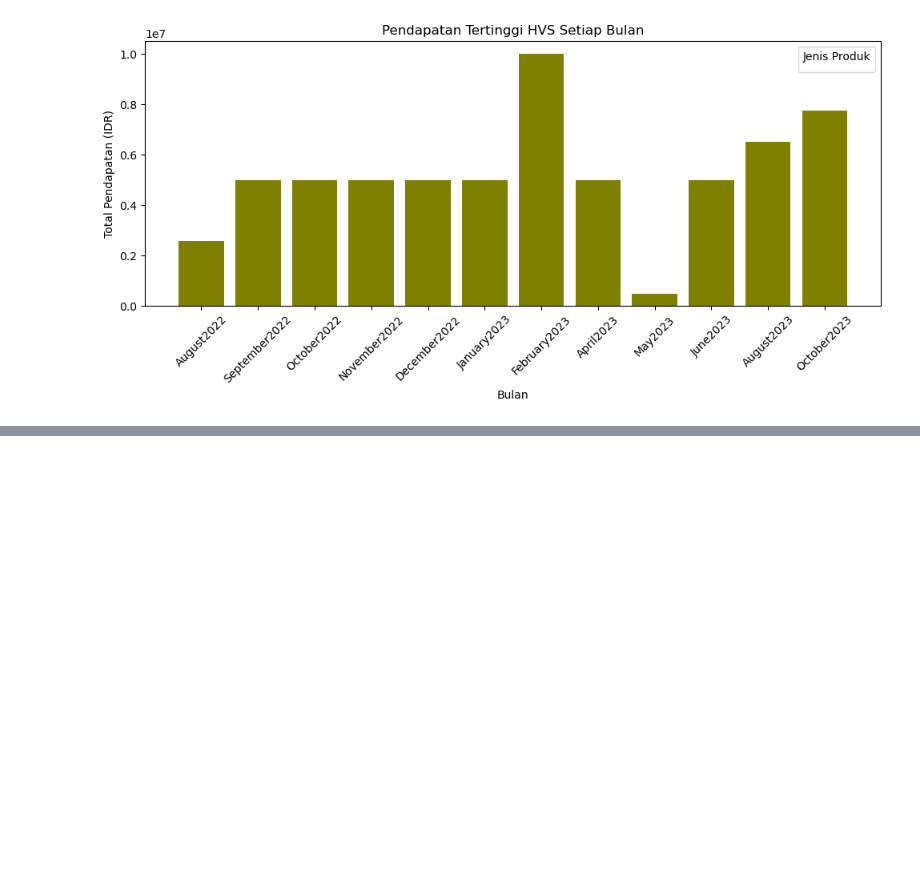
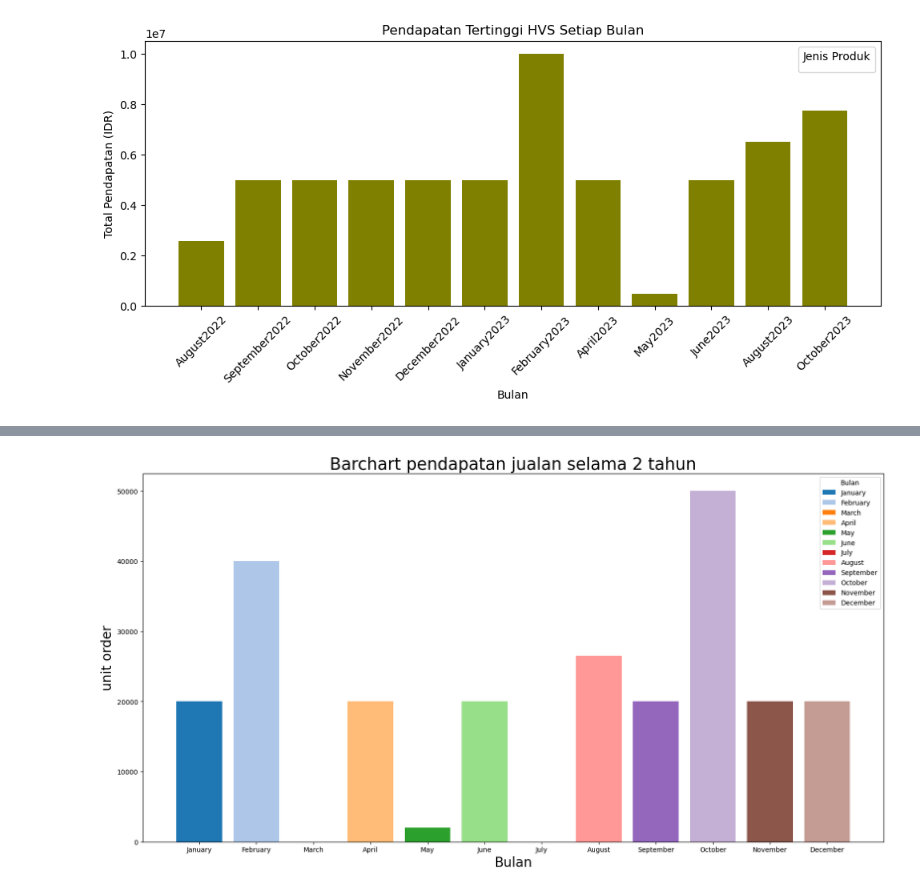
Before and after one commit to sxlsza/DeltaIndie_datacourse, a Jupyter notebook: Data Cleansing with Pandas.ipynb, the cells around one changed output, grey strips where cells are left out. Cells and saved outputs as stored; diff of their text form; code cells hidden in the pictures; blank space fills up the shorter version.

Commit message:
Tugas 2 Matplotlib

```diff
--- a/Data Cleansing with Pandas.ipynb
+++ b/Data Cleansing with Pandas.ipynb
@@ -490,3 +495,8 @@ plt.legend(title="Jenis Produk")
 plt.show()
 # %% [output]
 [figure]
+# %%
+#Review Penugasan 1 Matplotlib
+#filterisasi data yang dibutuhkan (disini HVS)
+produk_hvs = data_jualan.copy()
+produk_hvs
@@ -492,0 +517,4 @@ plt.show()
+# %%
+#filterisasi data jenis produk HVS
+produk_hvs_bulanan = produk_hvs[produk_hvs["Jenis Produk"]=="HVS"]
+produk_hvs_bulanan
@@ -492,0 +537,9 @@ plt.show()
+# %%
+#tambahkan kolom bulan
+produk_hvs_bulanan["Tanggal"] = pd.to_datetime(produk_hvs_bulanan["Tanggal"], dayfirst=True)
+produk_hvs_bulanan["Bulan"] = produk_hvs_bulanan["Tanggal"].dt.month
+produk_hvs_bulanan
+
+bulan_mapping = {1:"January", 2:"February", 3:"March", 4:"April", 5:"May", 6:"June", 7:"July", 8:"August", 9:"September", 10:"October", 11:"November", 12:"December"}
+produk_hvs_bulanan["Bulan"] = produk_hvs_bulanan["Bulan"].map(bulan_mapping)
+print(produk_hvs_bulanan)
@@ -492,0 +562,5 @@ plt.show()
+# %%
+#bikin kolom baru yang digunakan untuk menghitung total jumlah penjualan dan total pendapatan
+penghasilan_bulanan = produk_hvs_bulanan.groupby("Bulan").agg(total_order = ("Jumlah Order", "sum"),
+                      total_pendapatan = ("Total", "sum")).reindex(['January', 'February', 'March', 'April', 'May', 'June', 'July', 'August', 'September', 'October', 'November', 'December'])
+penghasilan_bulanan
@@ -492,0 +582,20 @@ plt.show()
+# %%
+#Canvasnya
+plt.figure(figsize=(20,10))
+
+#Deklarasi warna
+colors = plt.cm.tab20.colors
+
+#Membuat Barchartnya
+plt.bar(penghasilan_bulanan.index,
+       penghasilan_bulanan["total_order"],
+       label = penghasilan_bulanan.index,
+       color = colors[:len(penghasilan_bulanan.index)])
+
+plt.title("Barchart pendapatan jualan selama 2 tahun", fontsize=25)
+plt.xlabel("Bulan", fontsize=20)
+plt.ylabel("unit order", fontsize=20)
+plt.legend(penghasilan_bulanan.index, title="Bulan", loc="upper right")
+plt.show()
+# %% [output]
+[figure, added]
```
Also changed, not shown: parts of 25 cells of this notebook.
